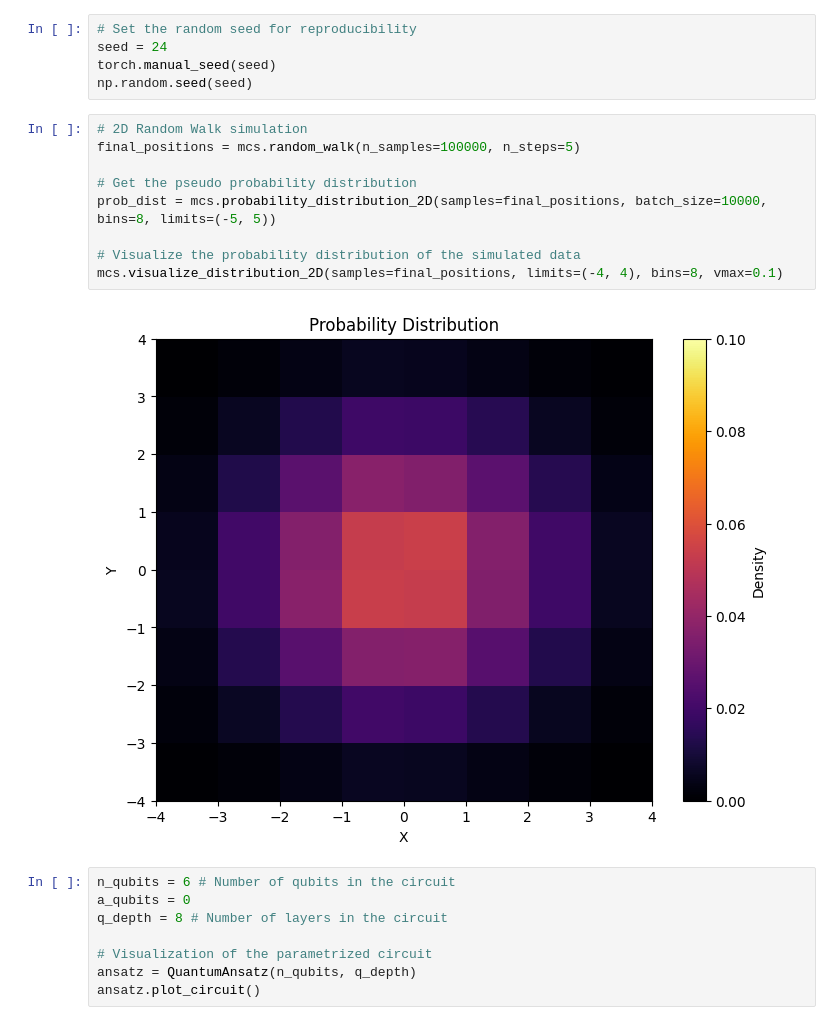
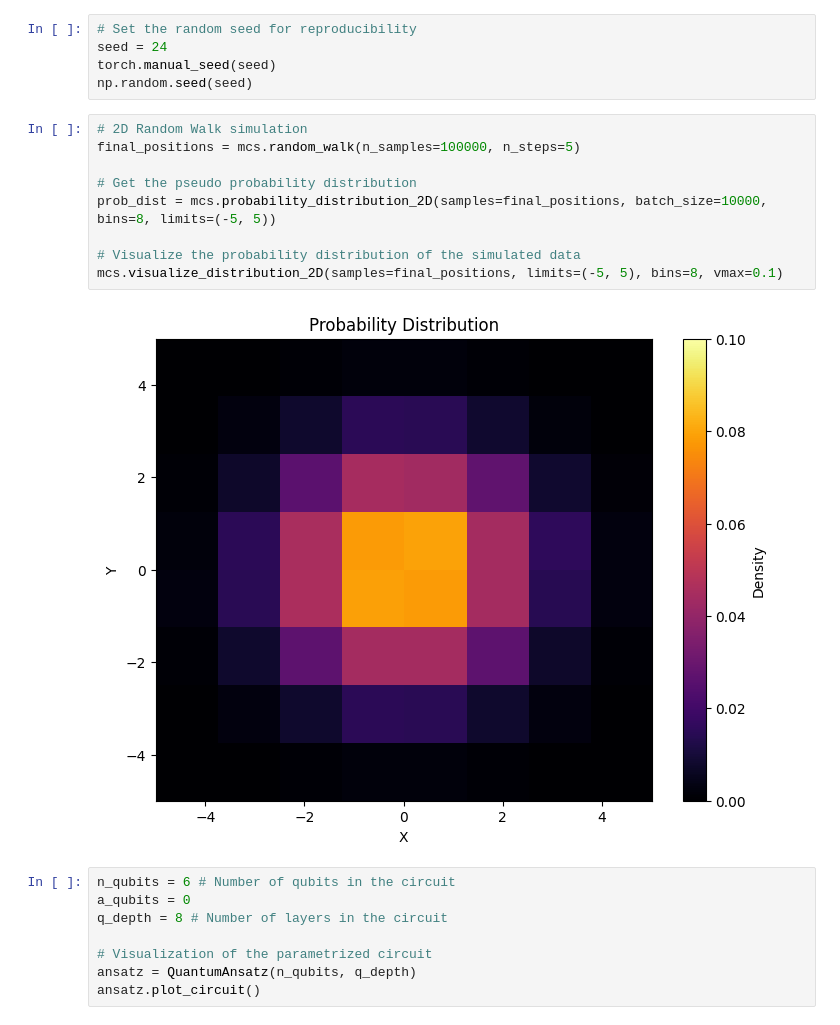
Before and after one commit to ReyGuadarrama/QGAN_for_MC_Simulations, a Jupyter notebook: demos/hybrid_qGAN/03_random_walk_qGAN_simulation.ipynb, the cells around one changed output. Cells and saved outputs as stored; diff of their text form.

```diff
--- a/demos/hybrid_qGAN/03_random_walk_qGAN_simulation.ipynb
+++ b/demos/hybrid_qGAN/03_random_walk_qGAN_simulation.ipynb
@@ -18,14 +18,14 @@ np.random.seed(seed)
 # %%
 # 2D Random Walk simulation
 final_positions = mcs.random_walk(n_samples=100000, n_steps=5)
 
 # Get the pseudo probability distribution
 prob_dist = mcs.probability_distribution_2D(samples=final_positions, batch_size=10000, bins=8, limits=(-5, 5))
 
 # Visualize the probability distribution of the simulated data
-mcs.visualize_distribution_2D(samples=final_positions, limits=(-4, 4), bins=8, vmax=0.1)
+mcs.visualize_distribution_2D(samples=final_positions, limits=(-5, 5), bins=8, vmax=0.1)
 # %% [output]
-[figure, old version]
+[figure, new version]
 # %%
 n_qubits = 6 # Number of qubits in the circuit
 a_qubits = 0
```
Also changed, not shown: parts of 11 cells of this notebook.
